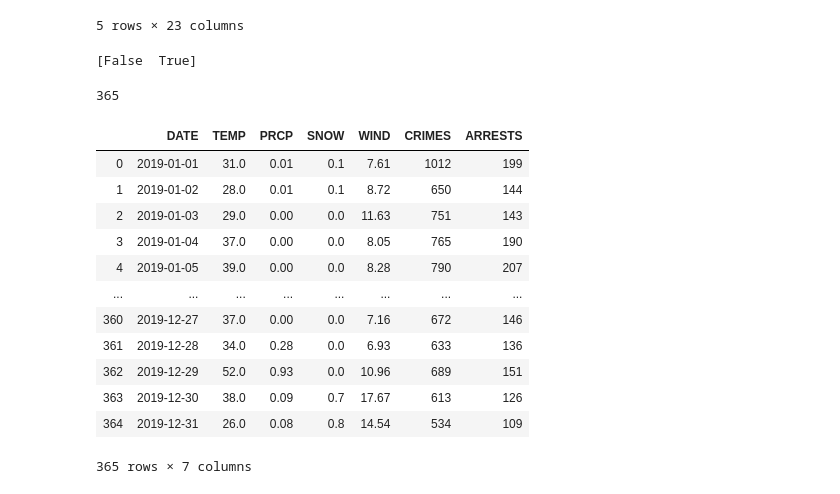
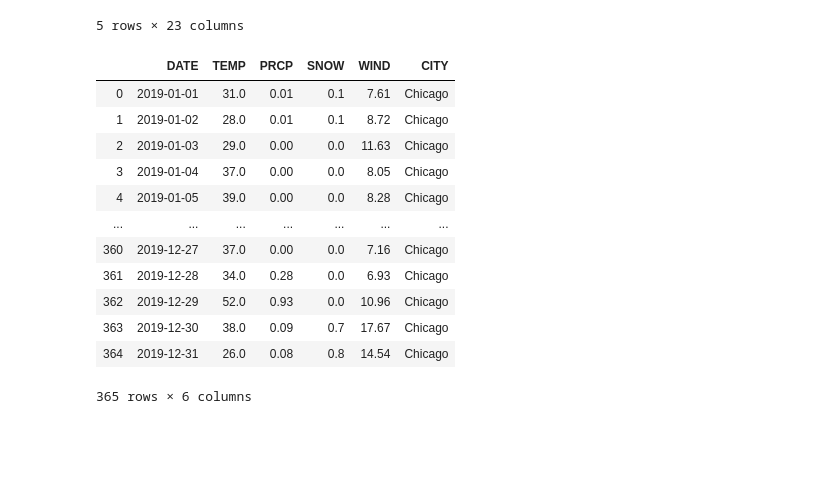
Before and after one commit to ajd2000/info-2950-final-project, a Jupyter notebook: notebook.ipynb, the cells around one changed output. Drawn from its saved outputs; the diff is of its cells as text; code cells hidden in the pictures; blank space fills up the shorter version.

```diff
--- a/notebook.ipynb
+++ b/notebook.ipynb
@@ -55,43 +57,34 @@ chi_crime.head()
 # %%
 total_crimes = []
 total_arrests = []
-
-print(chi_crime['Arrest'].unique())
-
-# len(chi_crime.loc[chi_crime['DATE'] == '2019-12-14' and chi_crime['Arrest']==True])
-
 for d in chi_weath['DATE']:
     temp = chi_crime.loc[chi_crime['DATE'] == d]
     total_crimes.append(len(temp))
     total_arrests.append(len(temp.loc[temp['Arrest']==True]))
-
-len(total_arrests)
-# %% [output]
-[False  True]
-365
 # %%
-crime_weather = pd.DataFrame()
-crime_weather.insert(0, 'DATE', chi_weath['DATE'])
-crime_weather.insert(1, 'TEMP', chi_weath['TAVG'])
-crime_weather.insert(2, 'PRCP', chi_weath['PRCP'])
-crime_weather.insert(3, 'SNOW', chi_weath['SNOW'])
-crime_weather.insert(4, 'WIND', chi_weath['AWND'])
-crime_weather.insert(5, 'CRIMES', total_crimes)
-crime_weather.insert(6, 'ARRESTS', total_arrests)
+chi_crime_weather = pd.DataFrame()
+chi_crime_weather.insert(0, 'DATE', chi_weath['DATE'])
+chi_crime_weather.insert(1, 'TEMP', chi_weath['TAVG'])
+chi_crime_weather.insert(2, 'PRCP', chi_weath['PRCP'])
+chi_crime_weather.insert(3, 'SNOW', chi_weath['SNOW'])
+chi_crime_weather.insert(4, 'WIND', chi_weath['AWND'])
+# crime_weather.insert(5, 'CRIMES', total_crimes)
+# crime_weather.insert(6, 'ARRESTS', total_arrests)
+chi_crime_weather.insert(5, 'CITY', ['Chicago']*365)
 
-crime_weather = crime_weather.reset_index(drop=True)
-crime_weather
+chi_crime_weather = chi_crime_weather.reset_index(drop=True)
+chi_crime_weather
 # %% [output]
-|  | DATE | TEMP | PRCP | SNOW | WIND | CRIMES | ARRESTS |
-| 0 | 2019-01-01 | 31.0 | 0.01 | 0.1 | 7.61 | 1012 | 199 |
-| 1 | 2019-01-02 | 28.0 | 0.01 | 0.1 | 8.72 | 650 | 144 |
-| 2 | 2019-01-03 | 29.0 | 0.00 | 0.0 | 11.63 | 751 | 143 |
-| 3 | 2019-01-04 | 37.0 | 0.00 | 0.0 | 8.05 | 765 | 190 |
-| 4 | 2019-01-05 | 39.0 | 0.00 | 0.0 | 8.28 | 790 | 207 |
-| ... | ... | ... | ... | ... | ... | ... | ... |
-| 360 | 2019-12-27 | 37.0 | 0.00 | 0.0 | 7.16 | 672 | 146 |
-| 361 | 2019-12-28 | 34.0 | 0.28 | 0.0 | 6.93 | 633 | 136 |
-| 362 | 2019-12-29 | 52.0 | 0.93 | 0.0 | 10.96 | 689 | 151 |
-| 363 | 2019-12-30 | 38.0 | 0.09 | 0.7 | 17.67 | 613 | 126 |
-| 364 | 2019-12-31 | 26.0 | 0.08 | 0.8 | 14.54 | 534 | 109 |
+|  | DATE | TEMP | PRCP | SNOW | WIND | CITY |
+| 0 | 2019-01-01 | 31.0 | 0.01 | 0.1 | 7.61 | Chicago |
+| 1 | 2019-01-02 | 28.0 | 0.01 | 0.1 | 8.72 | Chicago |
+| 2 | 2019-01-03 | 29.0 | 0.00 | 0.0 | 11.63 | Chicago |
+| 3 | 2019-01-04 | 37.0 | 0.00 | 0.0 | 8.05 | Chicago |
+| 4 | 2019-01-05 | 39.0 | 0.00 | 0.0 | 8.28 | Chicago |
+| ... | ... | ... | ... | ... | ... | ... |
+| 360 | 2019-12-27 | 37.0 | 0.00 | 0.0 | 7.16 | Chicago |
+| 361 | 2019-12-28 | 34.0 | 0.28 | 0.0 | 6.93 | Chicago |
+| 362 | 2019-12-29 | 52.0 | 0.93 | 0.0 | 10.96 | Chicago |
+| 363 | 2019-12-30 | 38.0 | 0.09 | 0.7 | 17.67 | Chicago |
+| 364 | 2019-12-31 | 26.0 | 0.08 | 0.8 | 14.54 | Chicago |
-365 rows × 7 columns
+365 rows × 6 columns
```
Also changed, not shown: parts of 7 cells of this notebook, 3 other files.
